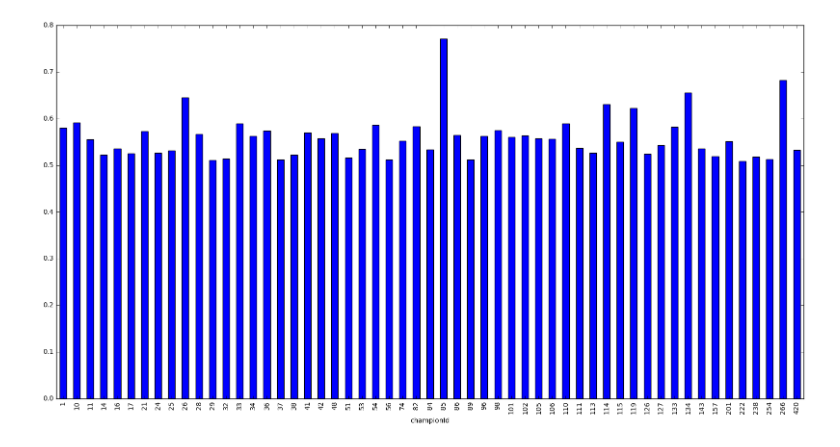
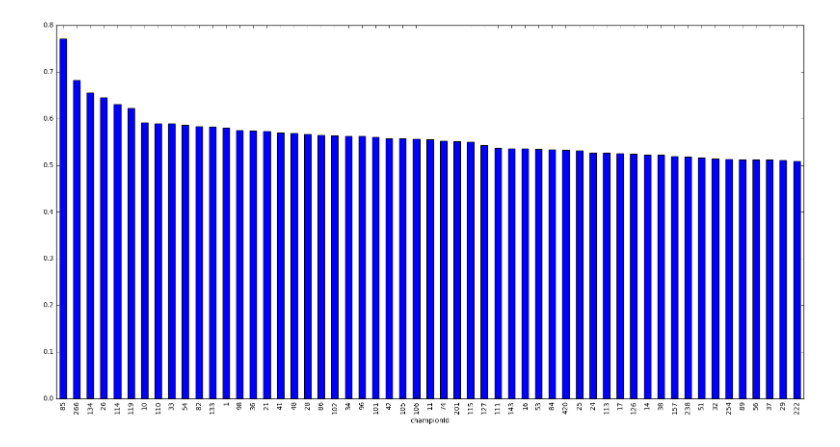
Before and after one commit to albertsoima/league_analysis, a Jupyter notebook: matches_analysis.ipynb, the cells around one changed output. Cells and saved outputs as stored; diff of their text form; code cells hidden in the pictures.

```diff
--- a/matches_analysis.ipynb
+++ b/matches_analysis.ipynb
@@ -63,0 +67,33 @@ matchdf
+# %%
+def getratio(colname):
+    df = matchdf.join(matchdf.groupby(["matchId", "teamId"])[colname].aggregate(np.nansum),
+                      on=["matchId", "teamId"], rsuffix='_teamsum')
+    df = df.join(df.groupby(["matchId", "teamId"])[colname].aggregate(np.nanmean),
+                      on=["matchId", "teamId"], rsuffix='_teammean')
+    df = df.join(df.groupby(["matchId", "teamId"])[colname].max(),
+                      on=["matchId", "teamId"], rsuffix='_singlemax')
+    df = df.join(df[df["teamId"] == 100].groupby("matchId")[colname+'_teamsum'].max()/df[df["teamId"] == 200].groupby("matchId")[colname+'_teamsum'].max(),
+                       on="matchId", rsuffix='_teamratio')
+    df = df.join(df[df["teamId"] == 200].groupby("matchId")[colname+'_teamsum'].max()/df[df["teamId"] == 100].groupby("matchId")[colname+'_teamsum'].max(),
+                       on="matchId", rsuffix='_teamminratio')
+    df = df.join(df[df["teamId"] == 100].groupby("matchId")[colname+'_singlemax'].max()/df[df["teamId"] == 200].groupby("matchId")[colname+'_singlemax'].max(),
+                       on="matchId", rsuffix='_singleratio')
+    df = df.join(df[df["teamId"] == 200].groupby("matchId")[colname+'_singlemax'].max()/df[df["teamId"] == 100].groupby("matchId")[colname+'_singlemax'].max(),
+                       on="matchId", rsuffix='_singleminratio')
+    mask = (df['teamId'] == 100)
+    df.loc[~mask, colname+'_teamsum_teamratio'] = np.nan
+    df.loc[~mask, colname+'_singlemax_singleratio'] = np.nan
+    df[colname+'_teamsum_teamratio'] = df[colname+'_teamsum_teamratio'].fillna(df[colname+'_teamsum_teamminratio'])
+    df[colname+'_singlemax_singleratio'] = df[colname+'_singlemax_singleratio'].fillna(df[colname+'_singlemax_singleminratio'])
+    df.drop([colname+'_teamsum_teamminratio', colname+'_singlemax_singleminratio'], axis=1, inplace=True)
+    return df
+# %%
+ratiolist = ['creepsZeroToTen', 'creepsTenToTwenty', 'creepsTwentyToThirty', 'creepsThirtyToEnd', 'goldZeroToTen',
+             'goldTenToTwenty', 'goldTwentyToThirty', 'goldThirtyToEnd', 'damageZeroToTen', 'damageTenToTwenty',
+             'damageTwentyToThirty', 'damageThirtyToEnd', 'xpZeroToTen', 'xpTenToTwenty', 'xpTwentyToThirty',
+             'xpThirtyToEnd']
+
+for timestats in ratiolist:
+    matchdf = getratio(timestats)
+
+matchdf
@@ -75,6 +128,7 @@ plt.show()
 # %%
-matchdf['winrate'] = matchdf.groupby('championId')['winner'].transform(np.sum)/matchdf.groupby('championId')['winner'].transform('count')
-matchdf[(matchdf['winrate'] > 0.5)].pivot_table(values='winrate', index='championId').plot(kind='bar',figsize=(20,10))
+matchdf['winrate'] = matchdf.groupby('championId')['winner'].transform(np.mean)
+matchdf[(matchdf['winrate'] > 0.5)].pivot_table(values='winrate', index='championId').sort_values(ascending=False). \
+plot(kind='bar',figsize=(20,10))
 plt.show()
 # %% [output]
-[figure, old version]
+[figure, new version]
```
Also changed, not shown: parts of 12 cells of this notebook.
